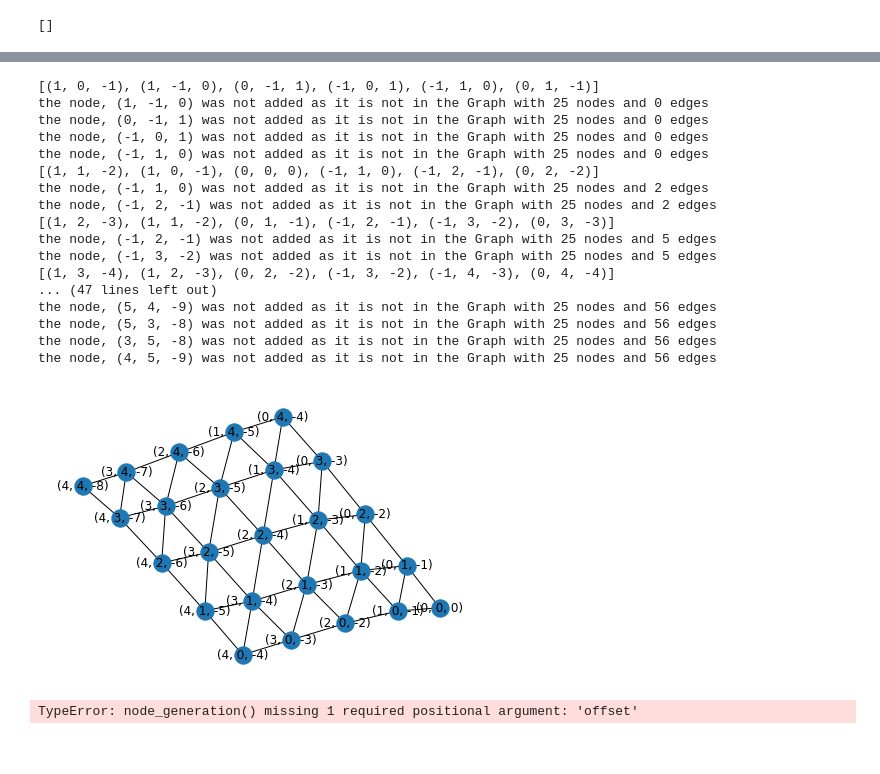
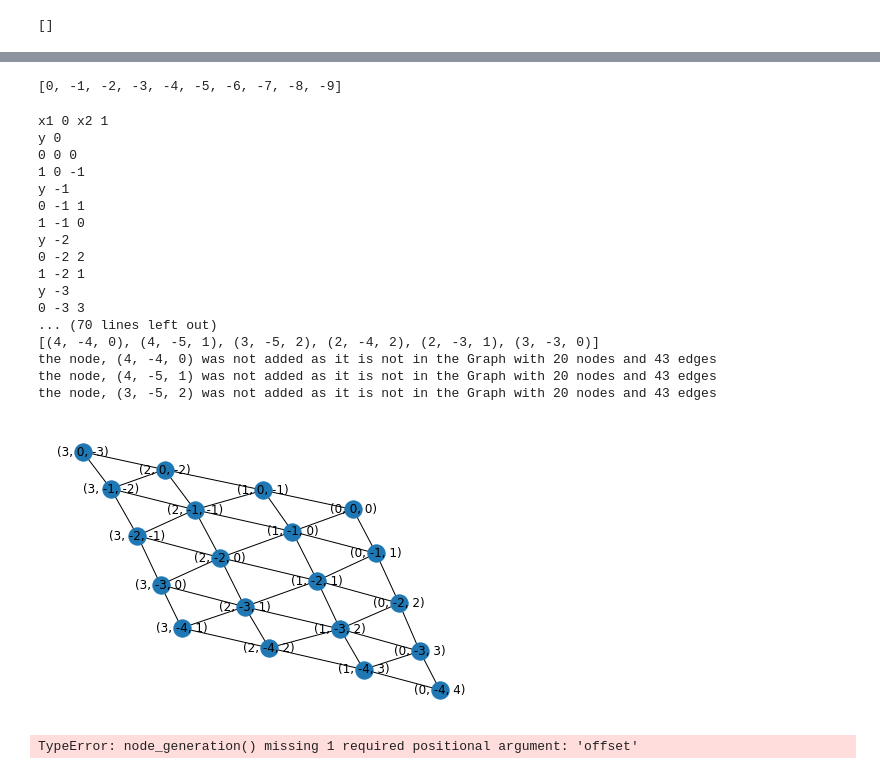
Before and after one commit to casualcoffeeaddict/Honeycomb-Maze, a Jupyter notebook: version2/generate_network.ipynb, the cells around one changed output, grey strips where cells are left out. Cells and saved outputs as stored; diff of their text form; code cells hidden in the pictures.

Commit message:
half implemented hexgrid function

```diff
--- a/version2/generate_network.ipynb
+++ b/version2/generate_network.ipynb
@@ -72,3 +73,34 @@ def add_edges(edge_list, graph, node):
         graph.add_edge(node, edge)
     # nx.draw_spring(graph, with_labels=True)
     return graph
+# %%
+def node_generation_v2(row, col):
+
+    def pairwise(iterable): # function
+        "s -> (s0, s1), (s2, s3), (s4, s5), ..."
+        a = iter(iterable)
+        return zip(a, a)
+
+    node_list = []
+    # for every 2 rows in the network until you fun out of rows to iterate through:
+    for x1, x2 in pairwise(list(range(row))): # for every 2 elements in the list
+        print('x1', x1, 'x2', x2)
+        for y in list(range(col)): # for every y coordinate
+            print('y', y)
+            print(x1, y, -(x1+y))
+            print(x2, y, -(x2+y))
+            node_list.append((x1, y, -(x1+y)))
+            node_list.append((x2, y, -(x2+y)))
+
+        # step back in the coordinate system 2
+    return node_list
+
+def pairwise(iterable):
+    "s -> (s0, s1), (s2, s3), (s4, s5), ..."
+    a = iter(iterable)
+    return zip(a, a)
+
+# for x, y in pairwise(list(range(10))): # for every 2 elements in the list
+#     print(x, y)
+
+node_generation_v2(5, 5)
@@ -75,38 +145,42 @@ def add_edges(edge_list, graph, node):
+# %%
+print(list(range(0, -10, -1)))
+# %% [output]
+[0, -1, -2, -3, -4, -5, -6, -7, -8, -9]
 # %%
 I = nx.Graph() # make graph
 def make_network(row, col, graph):
     # create coordinates
-    node_list = node_generation(row, col,)
+    node_list = node_generation_v2(row, col)
 
     # add nodes to list
     add_nodes(node_list, graph)
 
     for node in graph.nodes:
         # for each node
         edge_list = find_consecutive_nodes(node, graph) # find the set of nodes that are consecutive and in the graph
         add_edges(edge_list, graph, node)
 
     nx.draw_spring(graph, with_labels=True) # draw graph
 
 
 make_network(5, 5, I)
 # %% [output]
-[(1, 0, -1), (1, -1, 0), (0, -1, 1), (-1, 0, 1), (-1, 1, 0), (0, 1, -1)]
-the node, (1, -1, 0) was not added as it is not in the Graph with 25 nodes and 0 edges
-the node, (0, -1, 1) was not added as it is not in the Graph with 25 nodes and 0 edges
-the node, (-1, 0, 1) was not added as it is not in the Graph with 25 nodes and 0 edges
-the node, (-1, 1, 0) was not added as it is not in the Graph with 25 nodes and 0 edges
-[(1, 1, -2), (1, 0, -1), (0, 0, 0), (-1, 1, 0), (-1, 2, -1), (0, 2, -2)]
-the node, (-1, 1, 0) was not added as it is not in the Graph with 25 nodes and 2 edges
-the node, (-1, 2, -1) was not added as it is not in the Graph with 25 nodes and 2 edges
-[(1, 2, -3), (1, 1, -2), (0, 1, -1), (-1, 2, -1), (-1, 3, -2), (0, 3, -3)]
-the node, (-1, 2, -1) was not added as it is not in the Graph with 25 nodes and 5 edges
-the node, (-1, 3, -2) was not added as it is not in the Graph with 25 nodes and 5 edges
-[(1, 3, -4), (1, 2, -3), (0, 2, -2), (-1, 3, -2), (-1, 4, -3), (0, 4, -4)]
-... (47 lines left out)
-the node, (5, 4, -9) was not added as it is not in the Graph with 25 nodes and 56 edges
-the node, (5, 3, -8) was not added as it is not in the Graph with 25 nodes and 56 edges
-the node, (3, 5, -8) was not added as it is not in the Graph with 25 nodes and 56 edges
-the node, (4, 5, -9) was not added as it is not in the Graph with 25 nodes and 56 edges
+x1 0 x2 1
+y 0
+0 0 0
+1 0 -1
+y -1
+0 -1 1
+1 -1 0
+y -2
+0 -2 2
+1 -2 1
+y -3
+0 -3 3
+... (70 lines left out)
+[(4, -4, 0), (4, -5, 1), (3, -5, 2), (2, -4, 2), (2, -3, 1), (3, -3, 0)]
+the node, (4, -4, 0) was not added as it is not in the Graph with 20 nodes and 43 edges
+the node, (4, -5, 1) was not added as it is not in the Graph with 20 nodes and 43 edges
+the node, (3, -5, 2) was not added as it is not in the Graph with 20 nodes and 43 edges
-[figure, old version]
+[figure, new version]
 # %%
```
Also changed, not shown: parts of 4 cells of this notebook, 5 other files.
